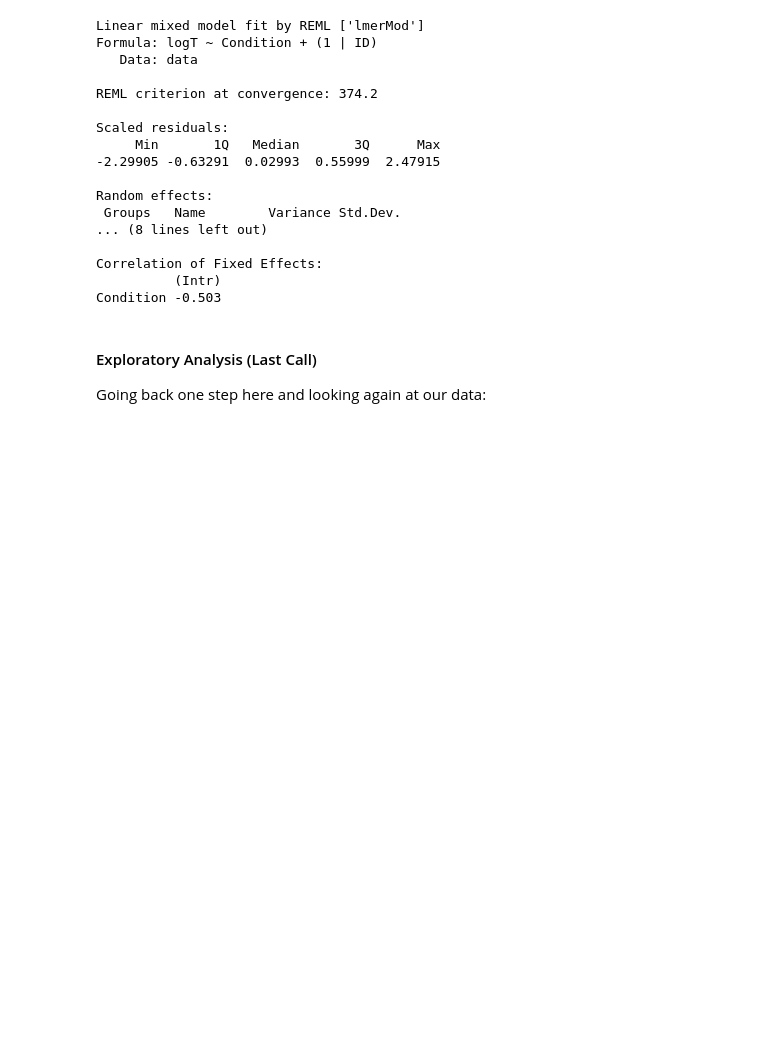
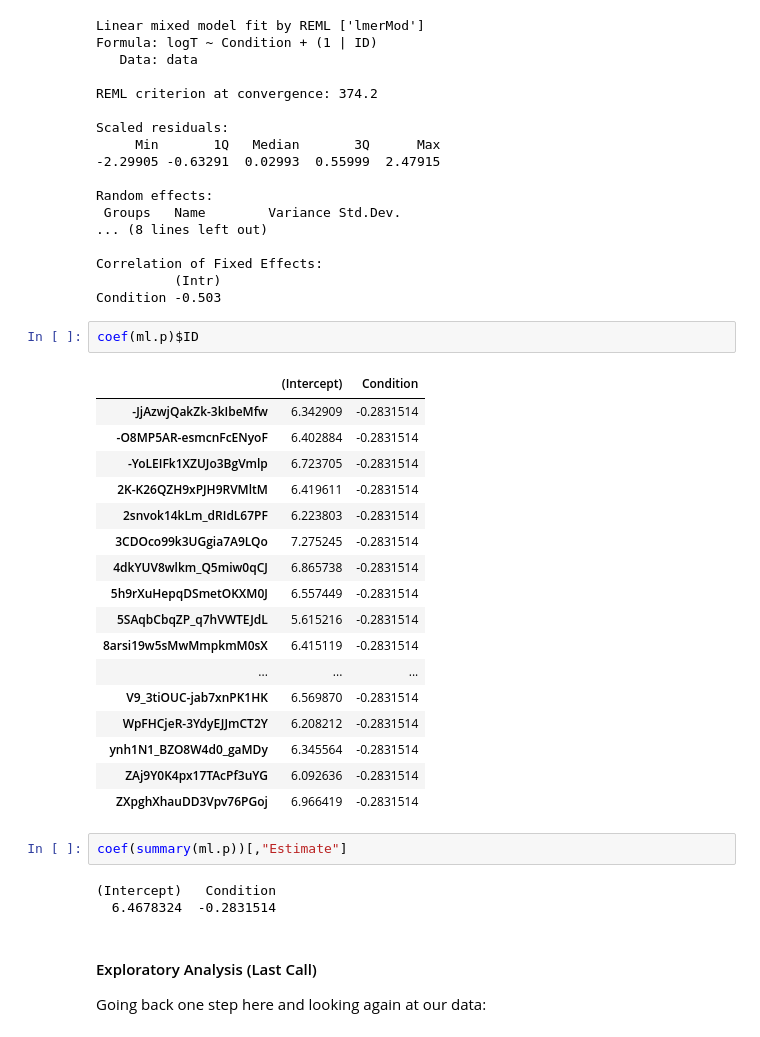
Before and after one commit to h21k/RRUX, a Jupyter notebook: Analysis.ipynb, the cells around one changed output. Cells and saved outputs as stored; diff of their text form; blank space fills up the shorter version.

Commit message:
updates
updates coef

```diff
--- a/Analysis.ipynb
+++ b/Analysis.ipynb
@@ -232,6 +232,31 @@ Random effects:
 Correlation of Fixed Effects:
           (Intr)
 Condition -0.503
+# %%
+coef(ml.p)$ID
+# %% [output]
+|  | (Intercept) | Condition |
+| -JjAzwjQakZk-3kIbeMfw | 6.342909 | -0.2831514 |
+| -O8MP5AR-esmcnFcENyoF | 6.402884 | -0.2831514 |
+| -YoLEIFk1XZUJo3BgVmlp | 6.723705 | -0.2831514 |
+| 2K-K26QZH9xPJH9RVMltM | 6.419611 | -0.2831514 |
+| 2snvok14kLm_dRIdL67PF | 6.223803 | -0.2831514 |
+| 3CDOco99k3UGgia7A9LQo | 7.275245 | -0.2831514 |
+| 4dkYUV8wlkm_Q5miw0qCJ | 6.865738 | -0.2831514 |
+| 5h9rXuHepqDSmetOKXM0J | 6.557449 | -0.2831514 |
+| 5SAqbCbqZP_q7hVWTEJdL | 5.615216 | -0.2831514 |
+| 8arsi19w5sMwMmpkmM0sX | 6.415119 | -0.2831514 |
+| ... | ... | ... |
+| V9_3tiOUC-jab7xnPK1HK | 6.569870 | -0.2831514 |
+| WpFHCjeR-3YdyEJJmCT2Y | 6.208212 | -0.2831514 |
+| ynh1N1_BZO8W4d0_gaMDy | 6.345564 | -0.2831514 |
+| ZAj9Y0K4px17TAcPf3uYG | 6.092636 | -0.2831514 |
+| ZXpghXhauDD3Vpv76PGoj | 6.966419 | -0.2831514 |
+# %%
+coef(summary(ml.p))[,"Estimate"]
+# %% [output]
+(Intercept)   Condition
+  6.4678324  -0.2831514
 # %% [markdown]
 #### Exploratory Analysis (Last Call)
 Going back one step here and looking again at our data:
```
